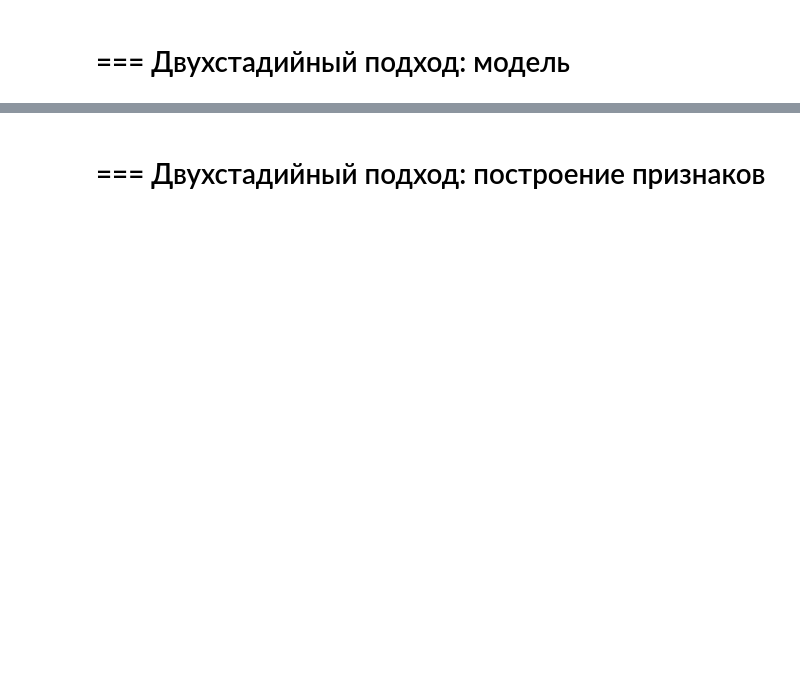
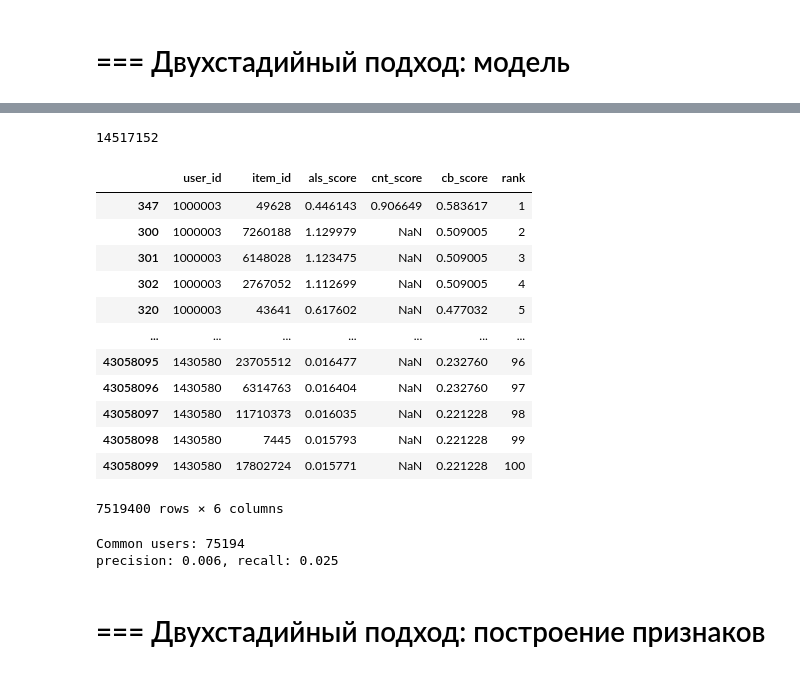
Before and after one commit to Efimovaam/mle-recsys-start, a Jupyter notebook: main_offline.ipynb, the cells around one changed output, grey strips where cells are left out. Saved outputs shown, nothing was run; the diff lists cells and outputs as text; code cells hidden in the pictures; blank space fills up the shorter version.

```diff
--- a/main_offline.ipynb
+++ b/main_offline.ipynb
@@ -718,0 +754,10 @@ novelty_5
+# %%
+# загружаем рекомендации от двух базовых генераторов
+als_recommendations = pd.read_parquet("candidates/training/als_recommendations.parquet")
+content_recommendations = pd.read_parquet("candidates/training/content_recommendations.parquet")
+
+candidates = pd.merge(
+    als_recommendations[["user_id", "item_id", "score"]].rename(columns={"score": "als_score"}),
+    content_recommendations[["user_id", "item_id", "score"]].rename(columns={"score": "cnt_score"}),
+    on=["user_id", "item_id"],
+    how="outer")
@@ -718,0 +777,10 @@ novelty_5
+# %%
+
+# для каждого пользователя оставляем только 4 негативных примера
+negatives_per_user = 4
+candidates_for_train = pd.concat([
+    candidates_to_sample.query('target == 1'),
+    candidates_to_sample.query("target == 0") \
+        .groupby("user_id") \
+        .apply(lambda x: x.sample(negatives_per_user, random_state=0))
+    ])
@@ -719,2 +824,58 @@ novelty_5
+# %%
+# загружаем рекомендации от двух базовых генераторов
+als_recommendations_2 = pd.read_parquet("candidates/inference/als_recommendations.parquet")
+content_recommendations_2 = pd.read_parquet("candidates/inference/content_recommendations.parquet")
+
+candidates_to_rank = pd.merge(als_recommendations_2[["user_id", "item_id", "score"]].rename(columns={"score": "als_score"}),
+    content_recommendations_2[["user_id", "item_id", "score"]].rename(columns={"score": "cnt_score"}), on = ['user_id', 'item_id'], how='outer')
+
+# оставляем только тех пользователей, что есть в тестовой выборке, для экономии ресурсов
+candidates_to_rank = candidates_to_rank[candidates_to_rank["user_id"].isin(events_test_2["user_id"].drop_duplicates())]
+print(len(candidates_to_rank))
+# %% [output]
+14517152
+# %%
+inference_data = Pool(data=candidates_to_rank[features])
+predictions = cb_model.predict_proba(inference_data)
+
+candidates_to_rank["cb_score"] = predictions[:, 1]
+
+# для каждого пользователя проставляем rank, начиная с 1 — это максимальный cb_score
+candidates_to_rank = candidates_to_rank.sort_values(["user_id", "cb_score"], ascending=[True, False])
+candidates_to_rank["rank"] = candidates_to_rank.groupby("user_id").cumcount() + 1
+
+max_recommendations_per_user = 100
+final_recommendations = candidates_to_rank[candidates_to_rank['rank'] <= max_recommendations_per_user]
+# %%
+final_recommendations
+# %% [output]
+|  | user_id | item_id | als_score | cnt_score | cb_score | rank |
+| 347 | 1000003 | 49628 | 0.446143 | 0.906649 | 0.583617 | 1 |
+| 300 | 1000003 | 7260188 | 1.129979 | NaN | 0.509005 | 2 |
+| 301 | 1000003 | 6148028 | 1.123475 | NaN | 0.509005 | 3 |
+| 302 | 1000003 | 2767052 | 1.112699 | NaN | 0.509005 | 4 |
+| 320 | 1000003 | 43641 | 0.617602 | NaN | 0.477032 | 5 |
+| ... | ... | ... | ... | ... | ... | ... |
+| 43058095 | 1430580 | 23705512 | 0.016477 | NaN | 0.232760 | 96 |
+| 43058096 | 1430580 | 6314763 | 0.016404 | NaN | 0.232760 | 97 |
+| 43058097 | 1430580 | 11710373 | 0.016035 | NaN | 0.221228 | 98 |
+| 43058098 | 1430580 | 7445 | 0.015793 | NaN | 0.221228 | 99 |
+| 43058099 | 1430580 | 17802724 | 0.015771 | NaN | 0.221228 | 100 |
+7519400 rows × 6 columns
+# %%
+events_inference = pd.concat([events_train, events_labels])
+
+cb_events_recs_for_binary_metrics_5 = process_events_recs_for_binary_metrics(
+    events_inference,
+    events_test_2,
+    final_recommendations.rename(columns={"cb_score": "score"}),
+    top_k=5)
+
+cb_precision_5, cb_recall_5 = compute_cls_metrics(cb_events_recs_for_binary_metrics_5)
+
+print(f"precision: {cb_precision_5:.3f}, recall: {cb_recall_5:.3f}")
+# %% [output]
+Common users: 75194
+precision: 0.006, recall: 0.025
 # %% [markdown]
 # === Двухстадийный подход: построение признаков
```
Also changed, not shown: parts of 12 cells of this notebook, 3 other files.
